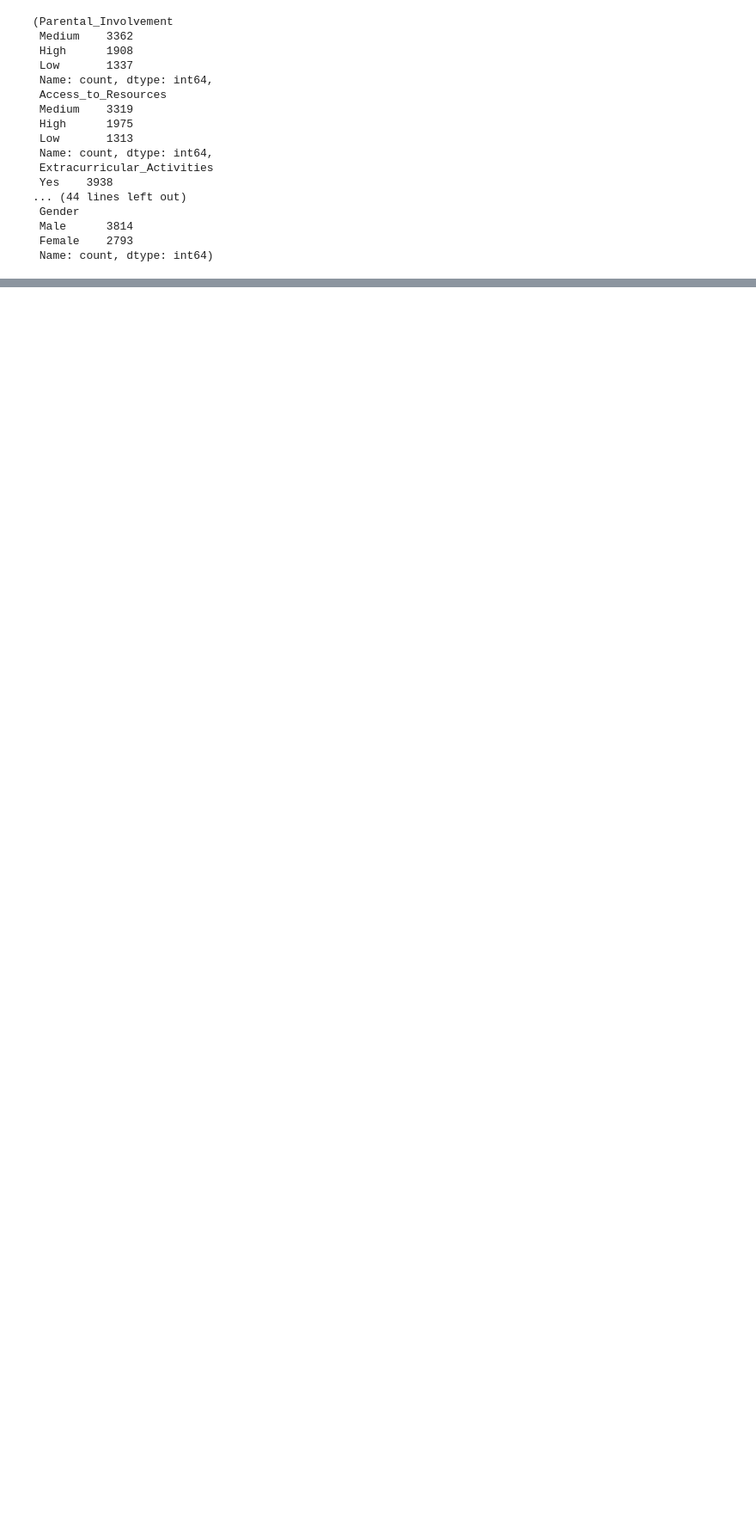
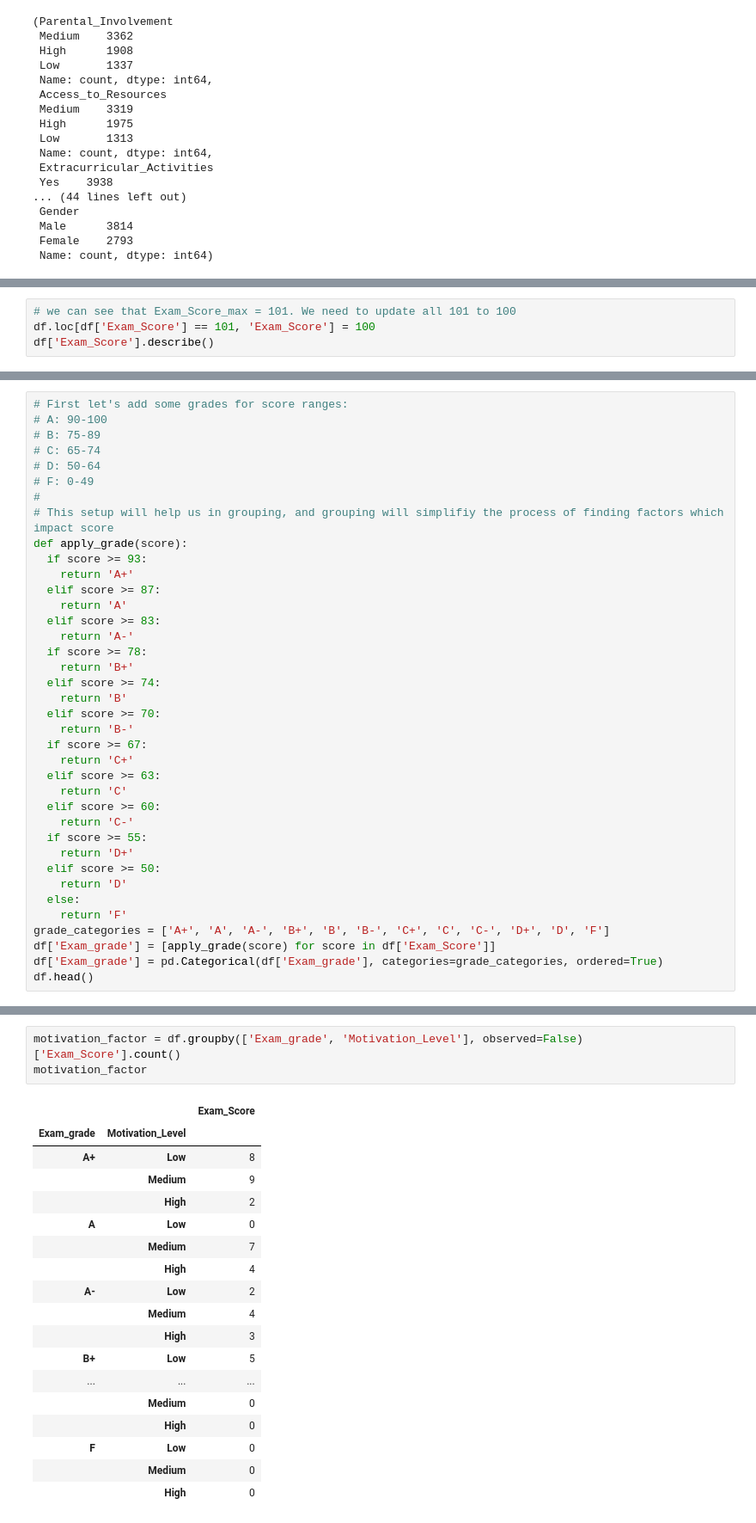
Before and after one commit to PawelG-WWA/learning-features, a Jupyter notebook: PROW_pd4484.ipynb, the cells around one changed output, grey strips where cells are left out. Shown at 86% size. Saved outputs shown, nothing was run; the diff lists cells and outputs as text; blank space fills up the shorter version.

Commit message:
added ordering to categoricals. Fixed charts.

```diff
--- a/PROW_pd4484.ipynb
+++ b/PROW_pd4484.ipynb
@@ -134,0 +159,4 @@ memory usage: 672.2+ KB
+# %%
+# we can see that Exam_Score_max = 101. We need to update all 101 to 100
+df.loc[df['Exam_Score'] == 101, 'Exam_Score'] = 100
+df['Exam_Score'].describe()
@@ -134,0 +261,38 @@ memory usage: 672.2+ KB
+# %%
+# First let's add some grades for score ranges:
+# A: 90-100
+# B: 75-89
+# C: 65-74
+# D: 50-64
+# F: 0-49
+#
+# This setup will help us in grouping, and grouping will simplifiy the process of finding factors which impact score
+def apply_grade(score):
+  if score >= 93:
+    return 'A+'
+  elif score >= 87:
+    return 'A'
+  elif score >= 83:
+    return 'A-'
+  if score >= 78:
+    return 'B+'
+  elif score >= 74:
+    return 'B'
+  elif score >= 70:
+    return 'B-'
+  if score >= 67:
+    return 'C+'
+  elif score >= 63:
+    return 'C'
+  elif score >= 60:
+    return 'C-'
+  if score >= 55:
+    return 'D+'
+  elif score >= 50:
+    return 'D'
+  else:
+    return 'F'
+grade_categories = ['A+', 'A', 'A-', 'B+', 'B', 'B-', 'C+', 'C', 'C-', 'D+', 'D', 'F']
+df['Exam_grade'] = [apply_grade(score) for score in df['Exam_Score']]
+df['Exam_grade'] = pd.Categorical(df['Exam_grade'], categories=grade_categories, ordered=True)
+df.head()
@@ -134,0 +333,22 @@ memory usage: 672.2+ KB
+# %%
+motivation_factor = df.groupby(['Exam_grade', 'Motivation_Level'], observed=False)['Exam_Score'].count()
+motivation_factor
+# %% [output]
+|  |  | Exam_Score |
+| Exam_grade | Motivation_Level |  |
+| A+ | Low | 8 |
+|  | Medium | 9 |
+|  | High | 2 |
+| A | Low | 0 |
+|  | Medium | 7 |
+|  | High | 4 |
+| A- | Low | 2 |
+|  | Medium | 4 |
+|  | High | 3 |
+| B+ | Low | 5 |
+| ... | ... | ... |
+|  | Medium | 0 |
+|  | High | 0 |
+| F | Low | 0 |
+|  | Medium | 0 |
+|  | High | 0 |
```
Also changed, not shown: parts of 27 cells of this notebook.
